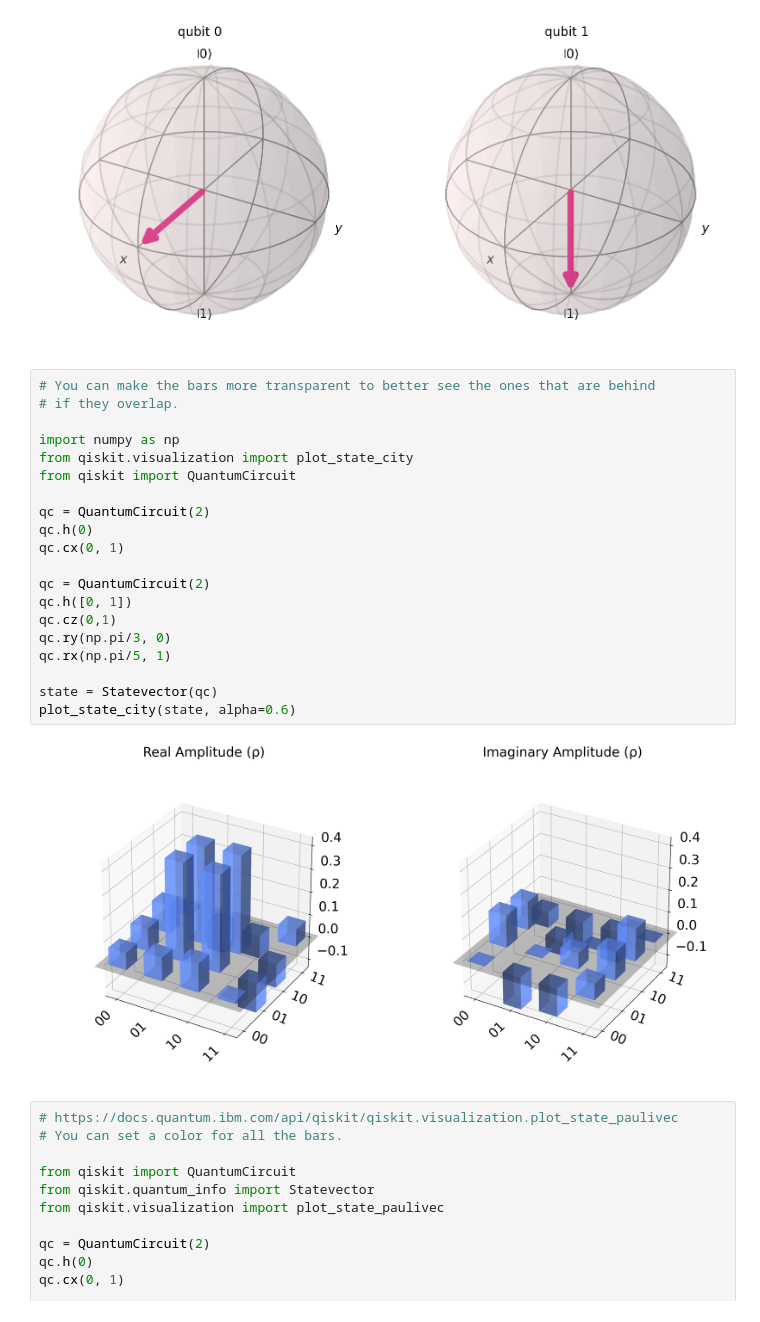
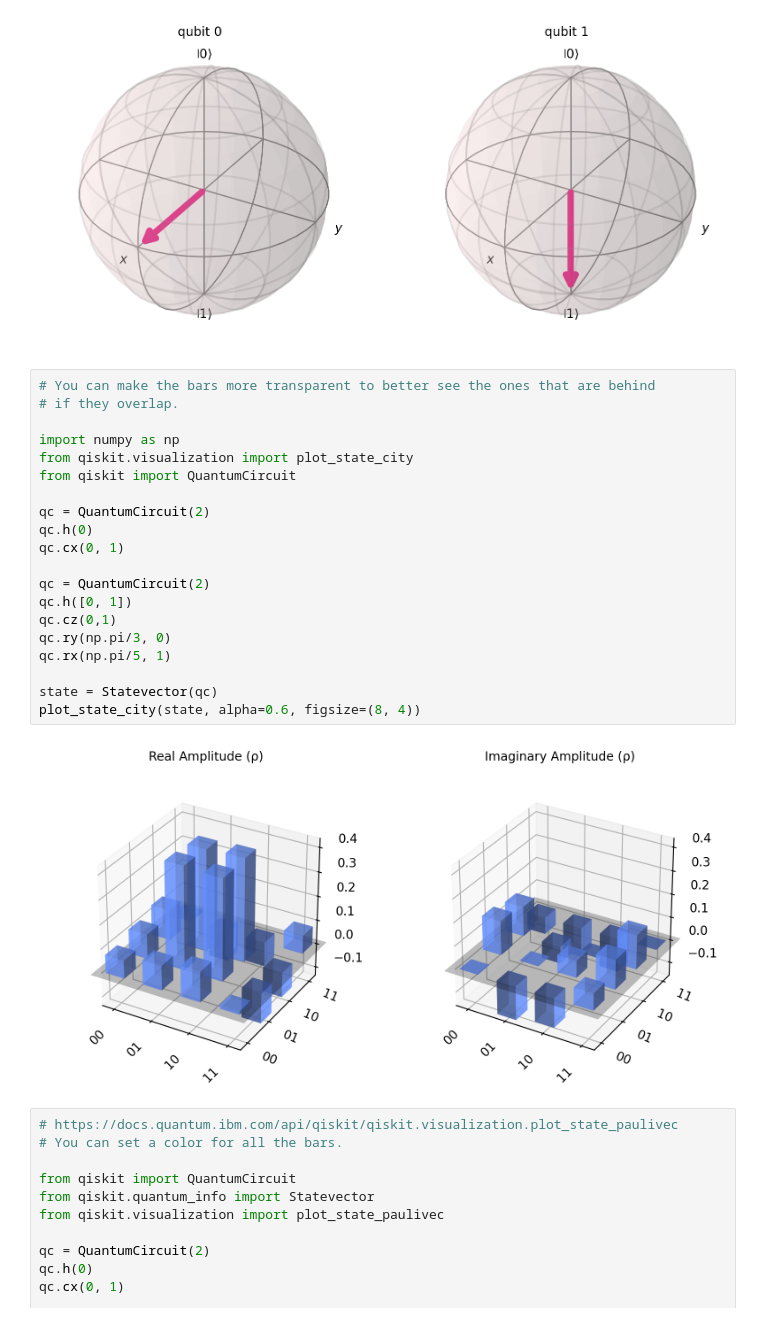
Before and after one commit to Jue-Xu/cookbook-quantum-simulation, a Jupyter notebook: _sources/state.ipynb, the cells around one changed output. Saved outputs shown, nothing was run; the diff lists cells and outputs as text.

```diff
--- a/_sources/state.ipynb
+++ b/_sources/state.ipynb
@@ -54,25 +54,25 @@ plot_bloch_multivector(state)
 # %%
 # You can make the bars more transparent to better see the ones that are behind
 # if they overlap.
 
 import numpy as np
 from qiskit.visualization import plot_state_city
 from qiskit import QuantumCircuit
 
 qc = QuantumCircuit(2)
 qc.h(0)
 qc.cx(0, 1)
 
 qc = QuantumCircuit(2)
 qc.h([0, 1])
 qc.cz(0,1)
 qc.ry(np.pi/3, 0)
 qc.rx(np.pi/5, 1)
 
 state = Statevector(qc)
-plot_state_city(state, alpha=0.6)
+plot_state_city(state, alpha=0.6, figsize=(8, 4))
 # %% [output]
-[figure, old version]
+[figure, new version]
 # %%
 # https://docs.quantum.ibm.com/api/qiskit/qiskit.visualization.plot_state_paulivec
 # You can set a color for all the bars.
```
Also changed, not shown: parts of 7 cells of this notebook, 46 other files.
